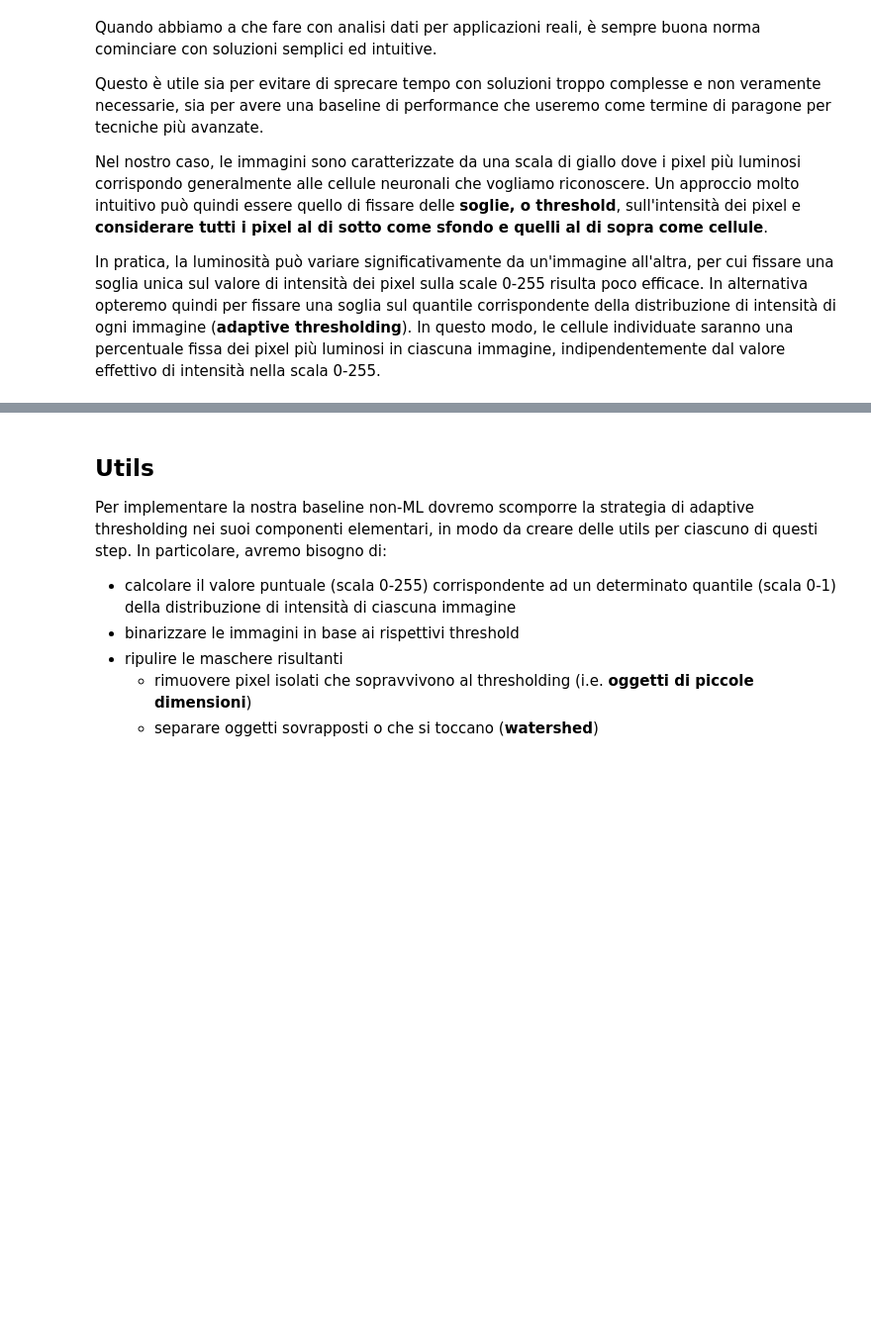
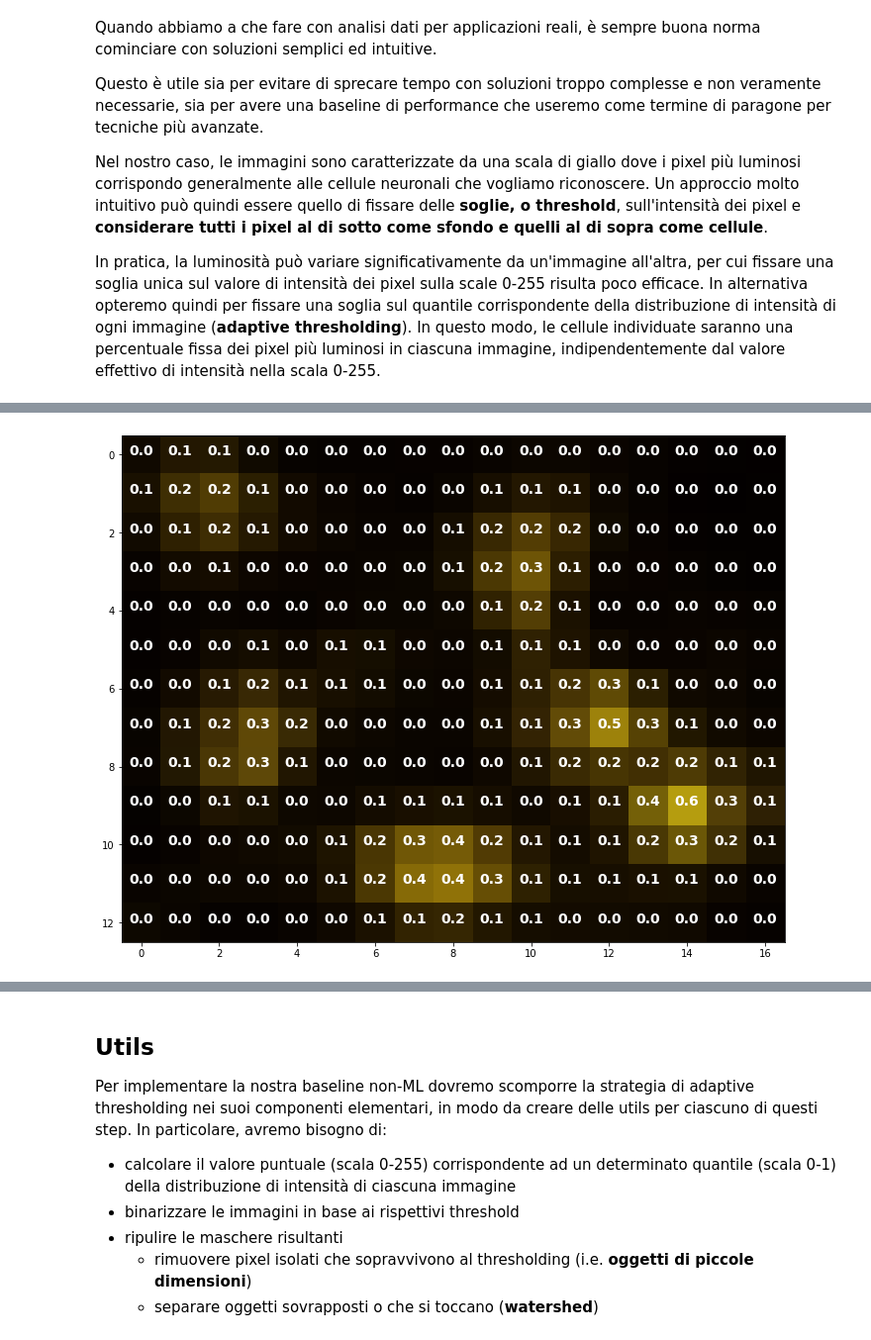
Before and after one commit to DeepLearningItalia/Cell_Counting_Res_UNet, a Jupyter notebook: notebooks/03.01 - Baseline non-ML - implementazione.ipynb, the cells around one changed output, grey strips where cells are left out. Shown: that part at 99% size. Drawn from its saved outputs; the diff is of its cells as text; code cells hidden in the pictures; blank space fills up the shorter version.

```diff
--- a/notebooks/03.01 - Baseline non-ML - implementazione.ipynb
+++ b/notebooks/03.01 - Baseline non-ML - implementazione.ipynb
@@ -12,0 +33,21 @@ In questo modo, le cellule individuate saranno una percentuale fissa dei pixel p
+# %%
+from skimage.transform import resize
+from skimage.color import rgb2gray
+
+
+scale_factor = 10
+quantile = 0.98
+patch_resized = resize(patch, (patch.shape[0] // scale_factor, patch.shape[1] // scale_factor),
+                       anti_aliasing=True)
+
+patch_gray = rgb2gray(patch_resized)
+
+fig, ax = plt.subplots(1,1, figsize=(12, 12))
+ax.imshow(patch_resized)
+for i, px_value in enumerate(patch_gray.flatten()):
+    idy = i // patch_gray.shape[1]
+    idx = i - idy*patch_gray.shape[1]
+    ax.text(idx, idy, f"{px_value:.1f}",
+            fontsize=14, color='white', weight='bold', ha='center')
+# %% [output]
+[figure, added]
```
Also changed, not shown: parts of 2 cells of this notebook.
